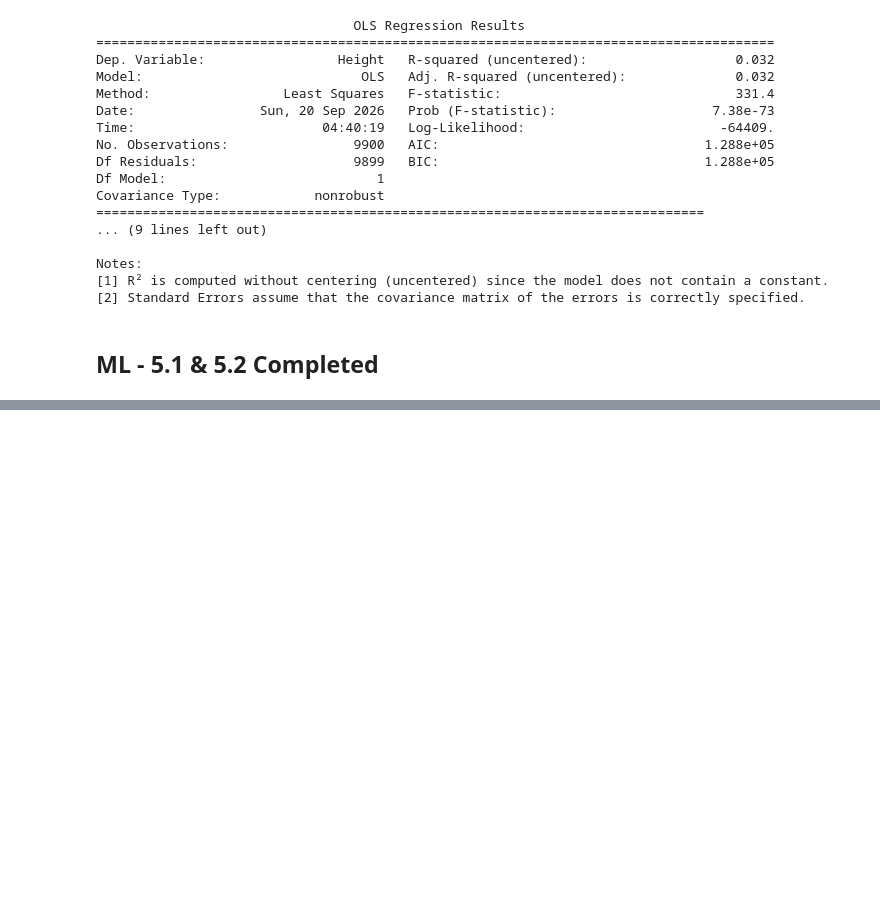
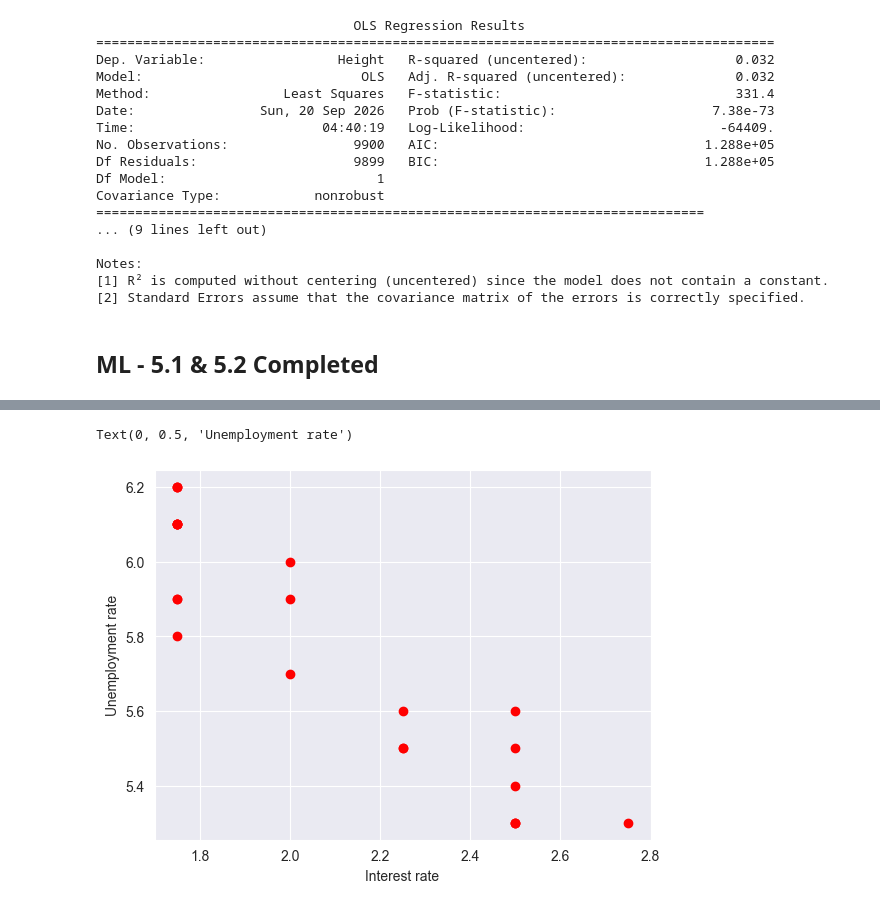
Before and after one commit to Salmanshahk/Machine_Learning, a Jupyter notebook: Machine Learning AK.ipynb, the cells around one changed output, grey strips where cells are left out. Cells and saved outputs as stored; diff of their text form; code cells hidden in the pictures; blank space fills up the shorter version.

```diff
--- a/Machine Learning AK.ipynb
+++ b/Machine Learning AK.ipynb
@@ -306,0 +358,7 @@ Notes:
+# %%
+plt.scatter(dfindex['interest_rate'],dfindex['unemployment_rate'],color = 'r')
+plt.xlabel("Interest rate")
+plt.ylabel("Unemployment rate")
+# %% [output]
+Text(0, 0.5, 'Unemployment rate')
+[figure, added]
```
Also changed, not shown: parts of 31 cells of this notebook.
